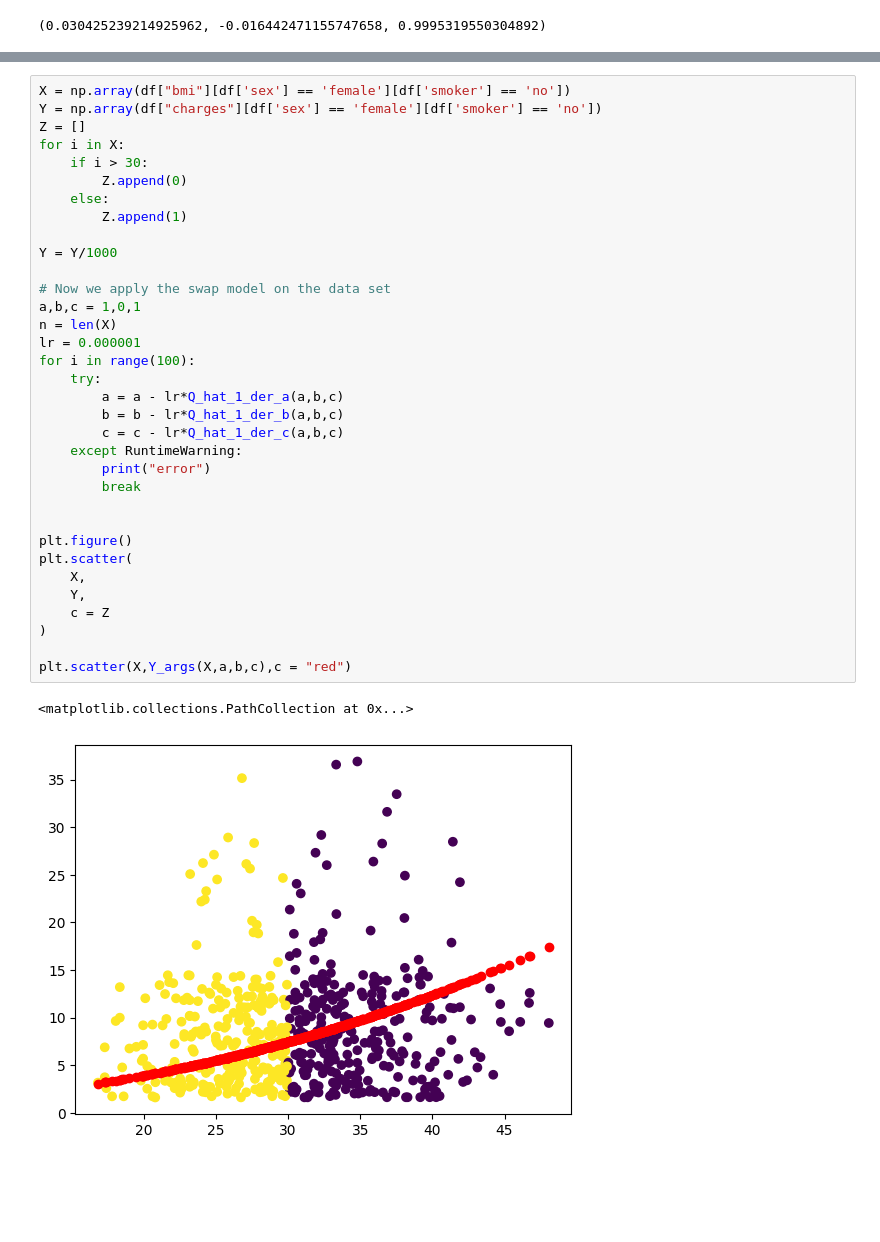
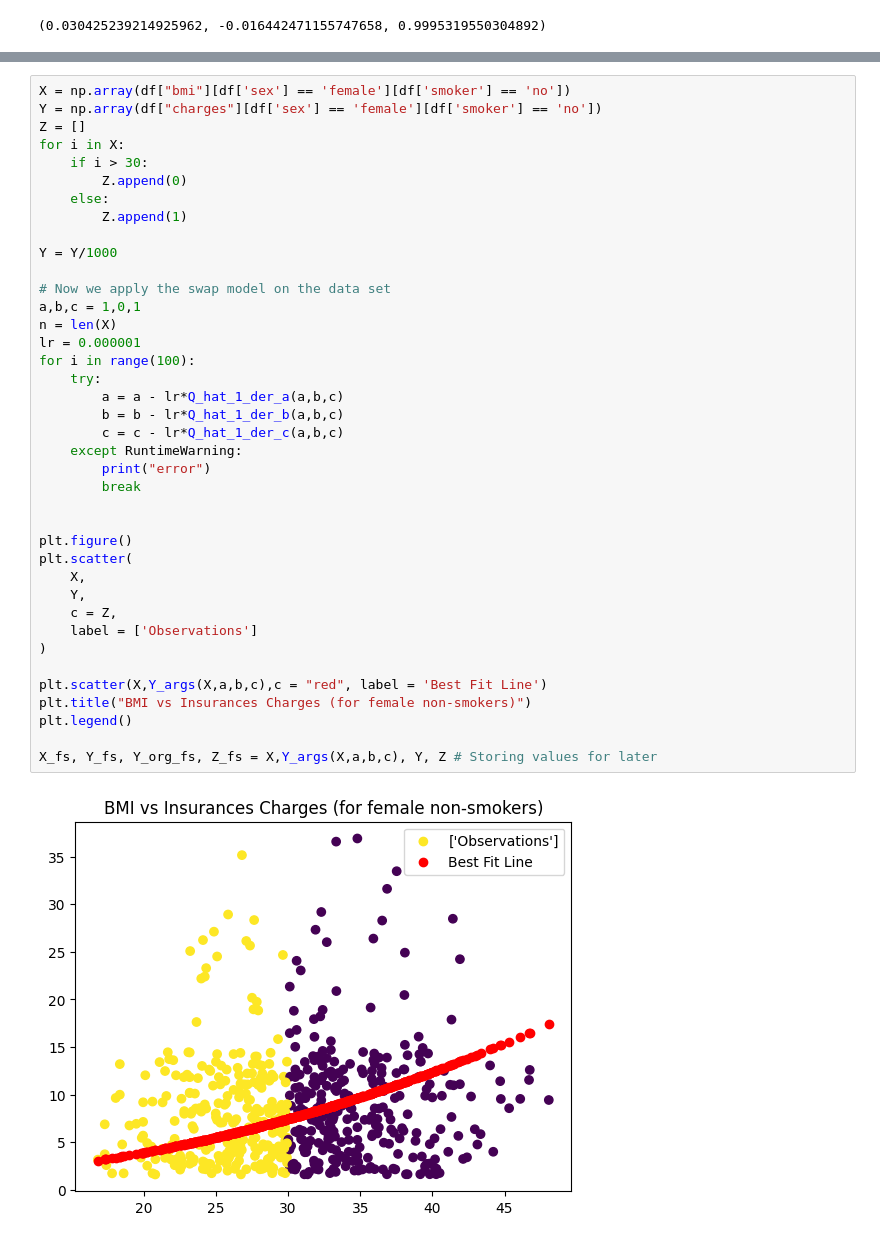
Before and after one commit to Zehaan22/SWAP-Regression, a Jupyter notebook: Codes/ComputationalApproach.ipynb, the cells around one changed output, grey strips where cells are left out. Drawn from its saved outputs; the diff is of its cells as text; blank space fills up the shorter version.

```diff
--- a/Codes/ComputationalApproach.ipynb
+++ b/Codes/ComputationalApproach.ipynb
@@ -471,37 +494,41 @@ Y = np.array(df["charges"][df['sex'] == 'female'][df['smoker'] == 'no'])
 Z = []
 for i in X:
     if i > 30:
         Z.append(0)
     else:
         Z.append(1)
 
 Y = Y/1000
 
 # Now we apply the swap model on the data set
 a,b,c = 1,0,1
 n = len(X)
 lr = 0.000001
 for i in range(100):
     try:
         a = a - lr*Q_hat_1_der_a(a,b,c)
         b = b - lr*Q_hat_1_der_b(a,b,c)
         c = c - lr*Q_hat_1_der_c(a,b,c)
     except RuntimeWarning:
         print("error")
         break
 
 
 plt.figure()
 plt.scatter(
     X,
     Y,
-    c = Z
+    c = Z,
+    label = ['Observations']
 )
 
-plt.scatter(X,Y_args(X,a,b,c),c = "red")
+plt.scatter(X,Y_args(X,a,b,c),c = "red", label = 'Best Fit Line')
+plt.title("BMI vs Insurances Charges (for female non-smokers)")
+plt.legend()
+
+X_fs, Y_fs, Y_org_fs, Z_fs = X,Y_args(X,a,b,c), Y, Z # Storing values for later
 # %% [output]
-<matplotlib.collections.PathCollection at 0x...>
-[figure, old version]
+[figure, new version]
 # %%
 X = np.array(df["bmi"][df['sex'] == 'female'][df['smoker'] == 'yes'])
 Y = np.array(df["charges"][df['sex'] == 'female'][df['smoker'] == 'yes'])
```
Also changed, not shown: parts of 13 cells of this notebook.
